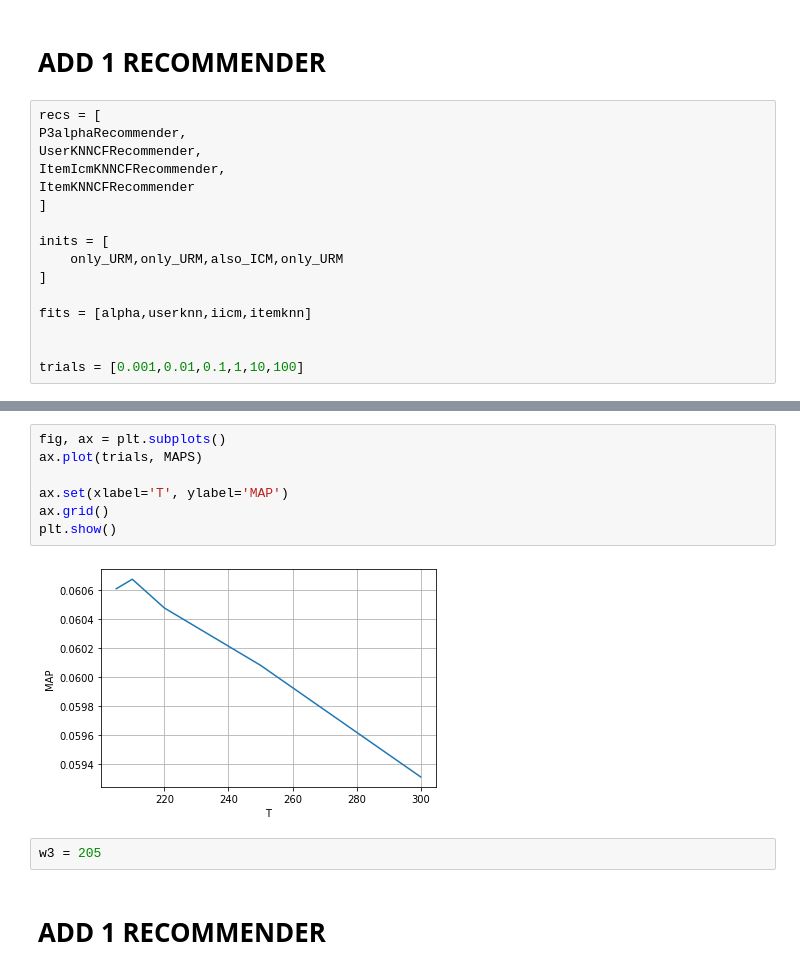
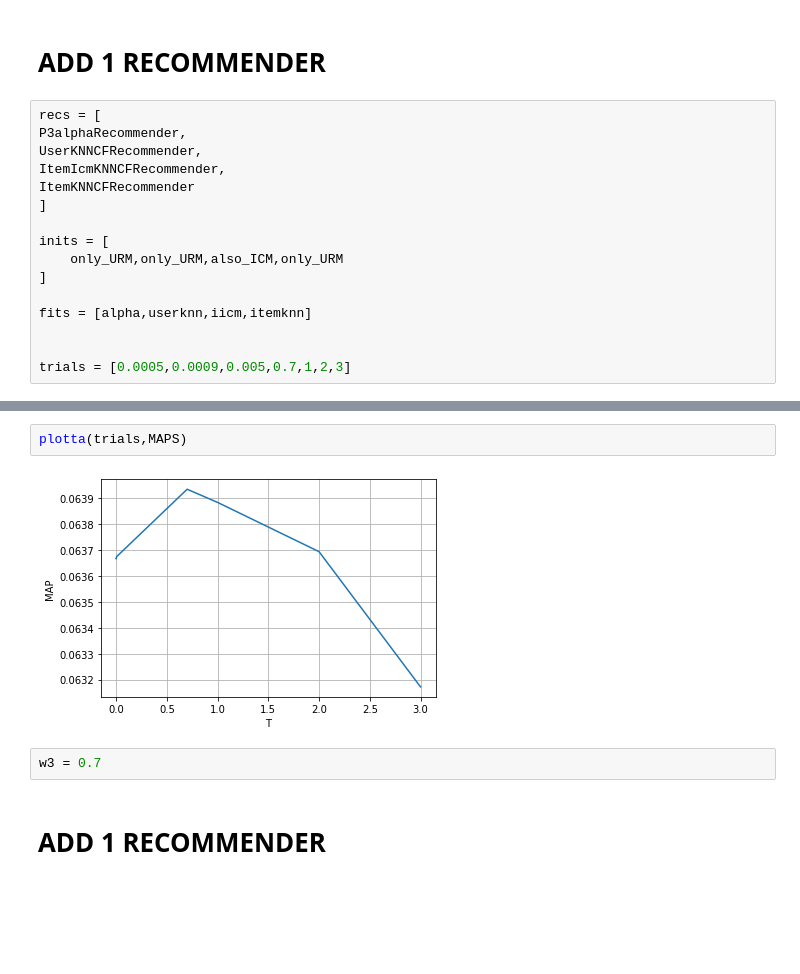
Before and after one commit to 08volt/Recommender_system, a Jupyter notebook: Prove_Enrico/VLT_IBRID_TUNING-Copy1.ipynb, the cells around one changed output, grey strips where cells are left out. Saved outputs shown, nothing was run; the diff lists cells and outputs as text; blank space fills up the shorter version.

```diff
--- a/Prove_Enrico/VLT_IBRID_TUNING-Copy1.ipynb
+++ b/Prove_Enrico/VLT_IBRID_TUNING-Copy1.ipynb
@@ -242,7 +245,7 @@ inits = [
 fits = [alpha,userknn,iicm,itemknn]
 
 
-trials = [0.001,0.01,0.1,1,10,100]
+trials = [0.0005,0.0009,0.005,0.7,1,2,3]
 # %%
 best_t = -1
 MAPS = []
@@ -285,14 +288,9 @@ t:0.1 -> MAP:0.064746019935752
-# %%
-fig, ax = plt.subplots()
-ax.plot(trials, MAPS)
-
-ax.set(xlabel='T', ylabel='MAP')
-ax.grid()
-plt.show()
-# %% [output]
-[figure, removed]
-# %%
-w3 = 205
+# %%
+plotta(trials,MAPS)
+# %% [output]
+[figure, added]
+# %%
+w3 = 0.7
 # %% [markdown]
 # ADD 1 RECOMMENDER
 # %%
```
Also changed, not shown: parts of 21 cells of this notebook.
